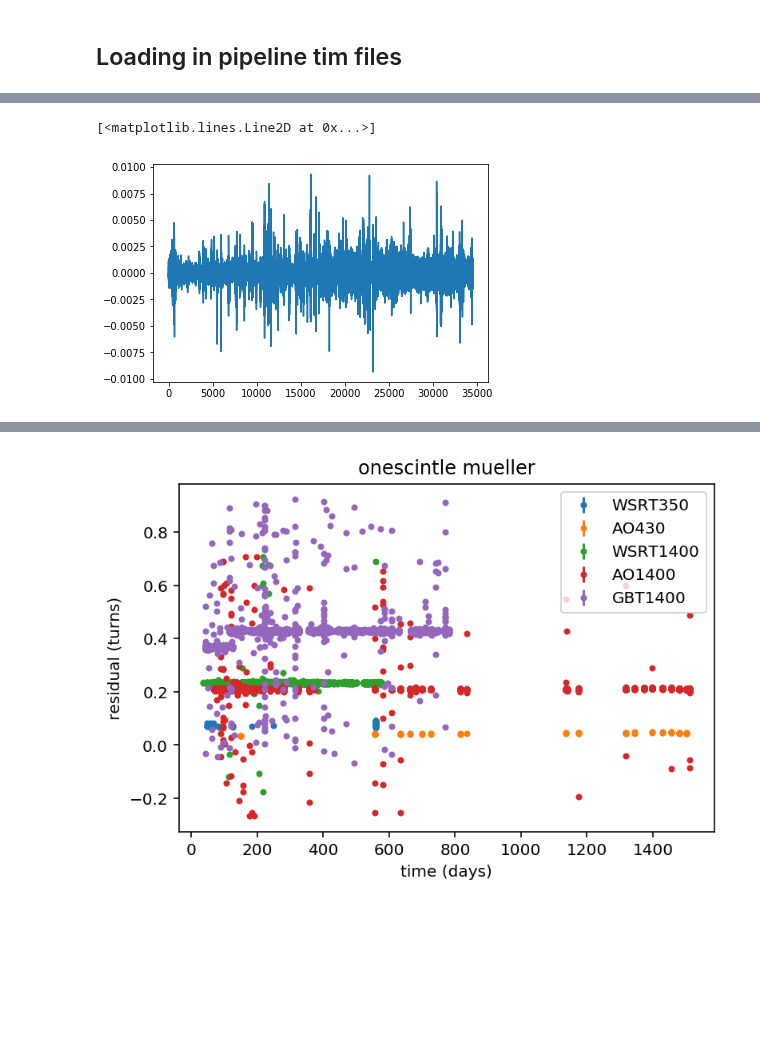
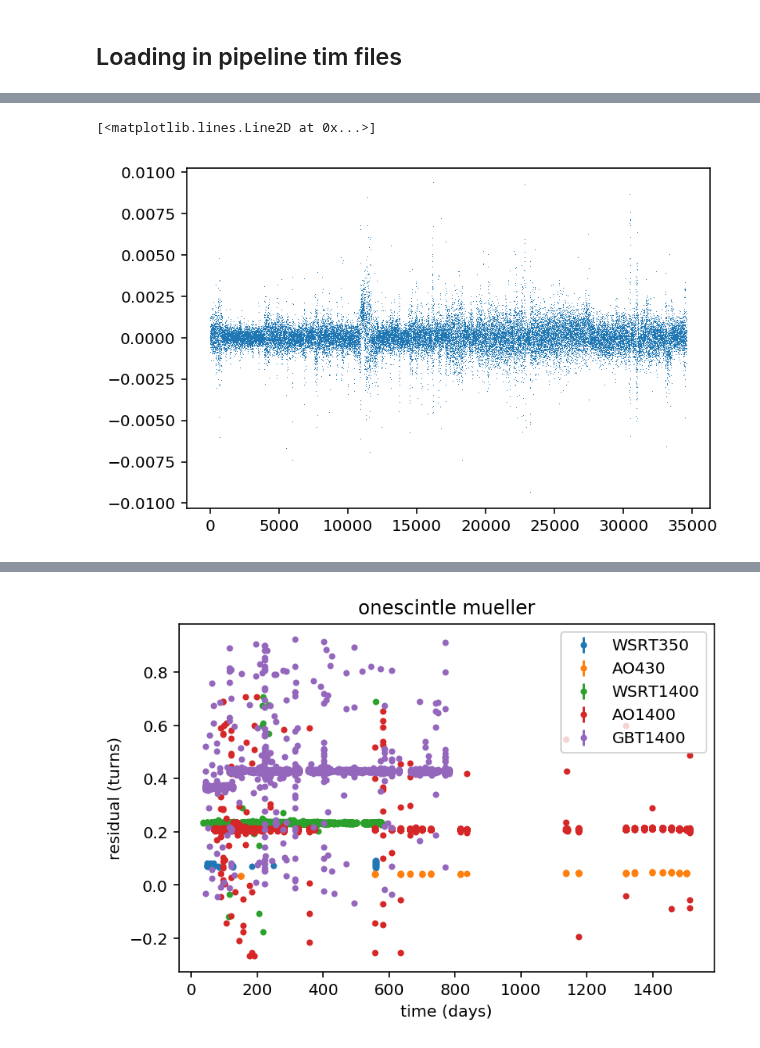
Before and after one commit to aarchiba/triplesystem, a Jupyter notebook: code-v1/k-pulse-annotate-t2.ipynb, the cells around one changed output, grey strips where cells are left out. Saved outputs shown, nothing was run; the diff lists cells and outputs as text; code cells hidden in the pictures; blank space fills up the shorter version.

```diff
--- a/code-v1/k-pulse-annotate-t2.ipynb
+++ b/code-v1/k-pulse-annotate-t2.ipynb
@@ -229,2 +88,0 @@ toa_info[0]['flags']
-# %%
-threebody.load_pipeline_toas(timfile="onescintle_mueller.tim", t2outfile="onescintle_mueller.out")
@@ -319,9 +167,9 @@ F_forecast.best_parameters
  'use_quad': False}
 # %%
-plt.plot(F_forecast.residuals(F_forecast.best_parameters))
+plt.plot(F_forecast.residuals(F_forecast.best_parameters),',')
 # %% [output]
 [<matplotlib.lines.Line2D at 0x...>]
-[figure, old version]
+[figure, new version]
 # %%
 mjd_start = 56400
 mjd = 0.
```
Also changed, not shown: parts of 19 cells of this notebook.
